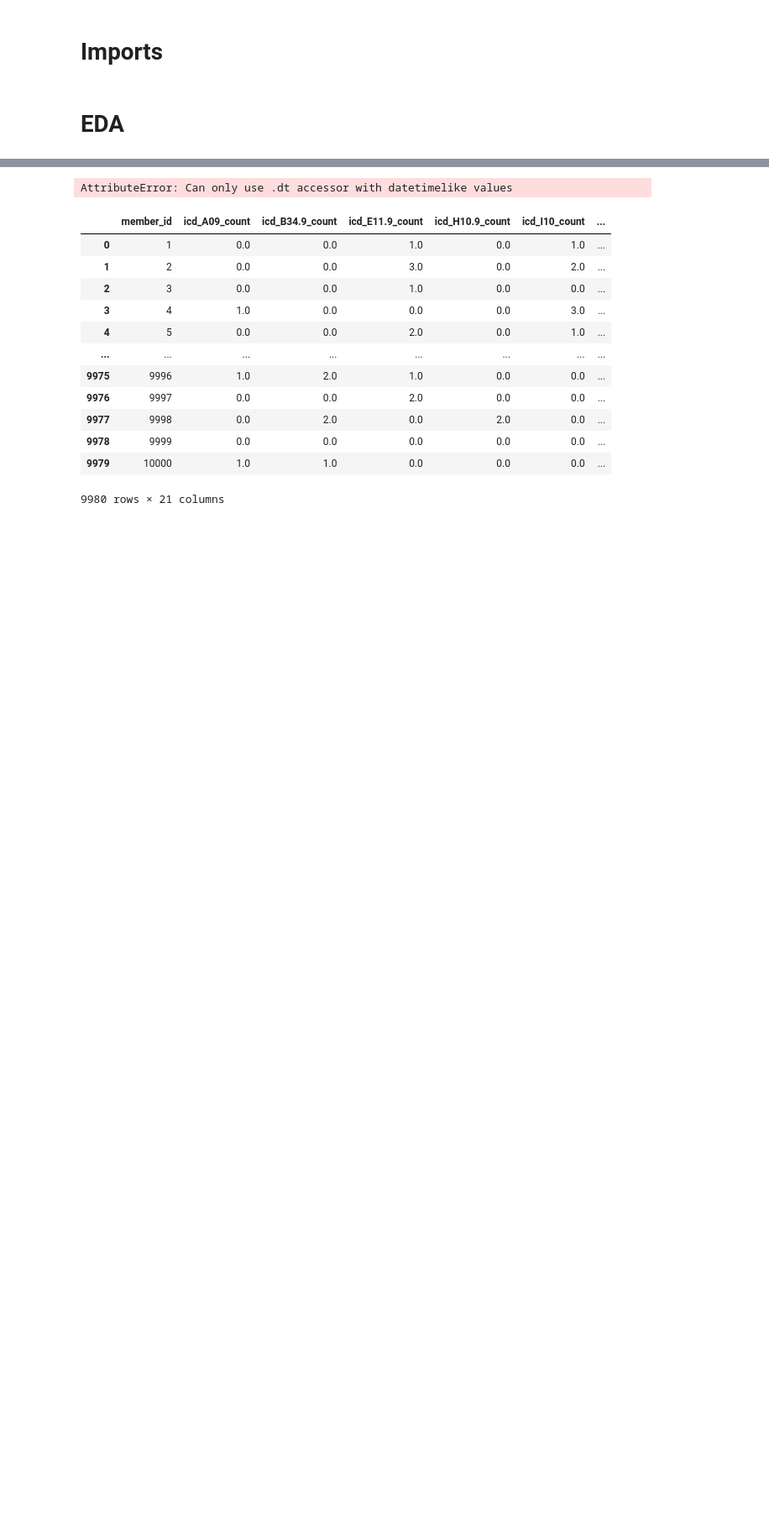
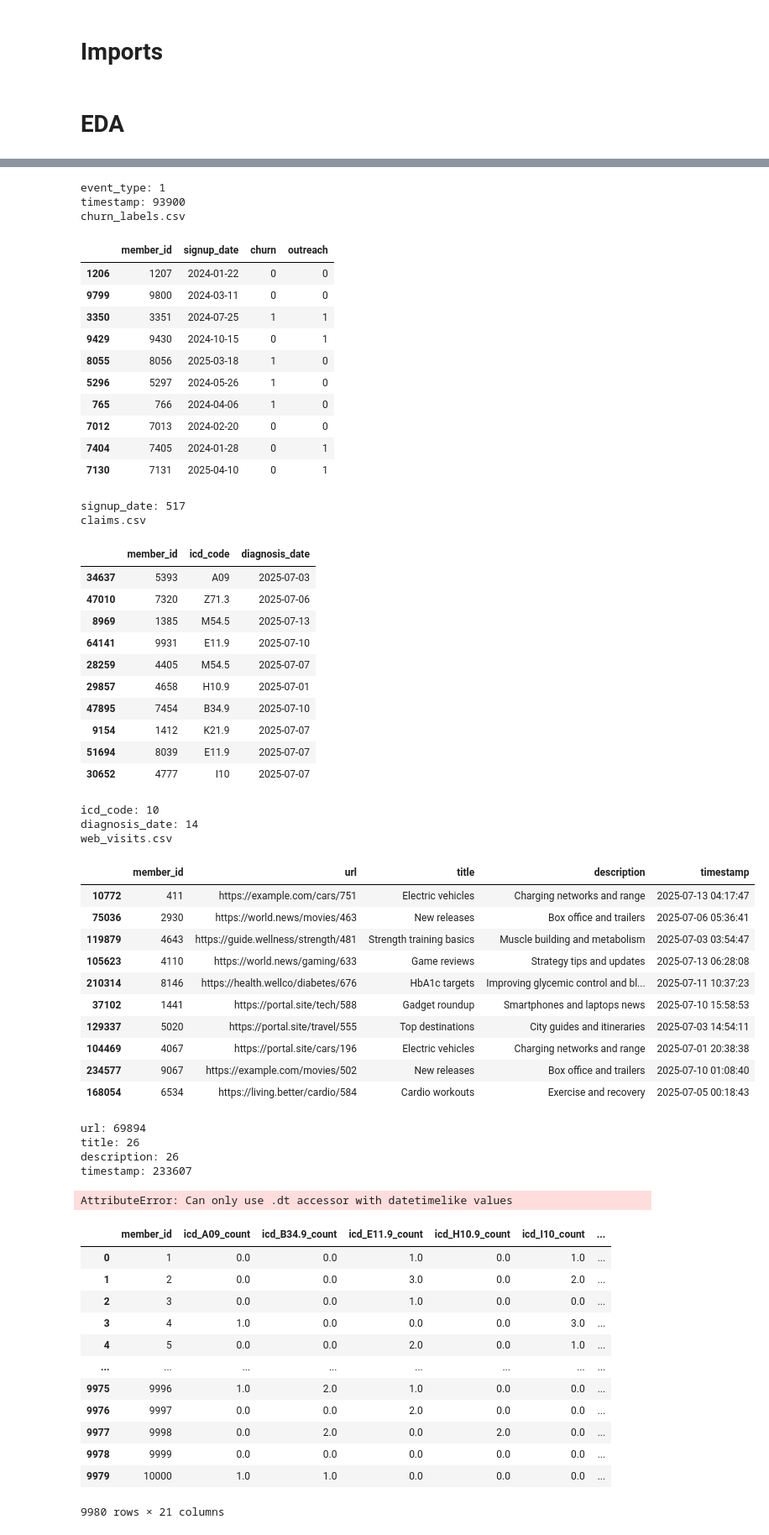
Before and after one commit to Izzy90/vi_home_assignment, a Jupyter notebook: eda.ipynb, the cells around one changed output, grey strips where cells are left out. Shown at 84% size. Drawn from its saved outputs; the diff is of its cells as text; code cells hidden in the pictures; blank space fills up the shorter version.

```diff
--- a/eda.ipynb
+++ b/eda.ipynb
@@ -12,14 +12,15 @@ from sentence_transformers import SentenceTransformer
 # EDA
 # %%
 
-data_path = "../data"
+data_path = "data"
 
-# # see what's there
-# for file in os.listdir(f'{data_path}/train'):
-#   print(file)
-#   df = pd.read_csv(f'{data_path}/train/{file}')
-#   display(df.sample(10))
-#   # also analyze the categorical columns
-#   for col in df.columns:
-#     if df[col].dtype == 'object':
-#       print(f'{col}: {df[col].nunique()}')
+# see what's there
+for file in os.listdir(f'{data_path}/train'):
+  print(file)
+  df = pd.read_csv(f'{data_path}/train/{file}')
+  display(df.sample(10))
+  # also analyze the categorical columns
+  for col in df.columns:
+    if df[col].dtype == 'object':
+      print(f'{col}: {df[col].nunique()}')
+# %% [output]
@@ -26,3 +39,48 @@ data_path = "../data"
+event_type: 1
+timestamp: 93900
+churn_labels.csv
+|  | member_id | signup_date | churn | outreach |
+| 1206 | 1207 | 2024-01-22 | 0 | 0 |
+| 9799 | 9800 | 2024-03-11 | 0 | 0 |
+| 3350 | 3351 | 2024-07-25 | 1 | 1 |
+| 9429 | 9430 | 2024-10-15 | 0 | 1 |
+| 8055 | 8056 | 2025-03-18 | 1 | 0 |
+| 5296 | 5297 | 2024-05-26 | 1 | 0 |
+| 765 | 766 | 2024-04-06 | 1 | 0 |
+| 7012 | 7013 | 2024-02-20 | 0 | 0 |
+| 7404 | 7405 | 2024-01-28 | 0 | 1 |
+| 7130 | 7131 | 2025-04-10 | 0 | 1 |
+signup_date: 517
+claims.csv
+|  | member_id | icd_code | diagnosis_date |
+| 34637 | 5393 | A09 | 2025-07-03 |
+| 47010 | 7320 | Z71.3 | 2025-07-06 |
+| 8969 | 1385 | M54.5 | 2025-07-13 |
+| 64141 | 9931 | E11.9 | 2025-07-10 |
+| 28259 | 4405 | M54.5 | 2025-07-07 |
+| 29857 | 4658 | H10.9 | 2025-07-01 |
+| 47895 | 7454 | B34.9 | 2025-07-10 |
+| 9154 | 1412 | K21.9 | 2025-07-07 |
+| 51694 | 8039 | E11.9 | 2025-07-07 |
+| 30652 | 4777 | I10 | 2025-07-07 |
+icd_code: 10
+diagnosis_date: 14
+web_visits.csv
+|  | member_id | url | title | description | timestamp |
+| 10772 | 411 | https://example.com/cars/751 | Electric vehicles | Charging networks and range | 2025-07-13 04:17:47 |
+| 75036 | 2930 | https://world.news/movies/463 | New releases | Box office and trailers | 2025-07-06 05:36:41 |
+| 119879 | 4643 | https://guide.wellness/strength/481 | Strength training basics | Muscle building and metabolism | 2025-07-03 03:54:47 |
+| 105623 | 4110 | https://world.news/gaming/633 | Game reviews | Strategy tips and updates | 2025-07-13 06:28:08 |
+| 210314 | 8146 | https://health.wellco/diabetes/676 | HbA1c targets | Improving glycemic control and bl... | 2025-07-11 10:37:23 |
+| 37102 | 1441 | https://portal.site/tech/588 | Gadget roundup | Smartphones and laptops news | 2025-07-10 15:58:53 |
+| 129337 | 5020 | https://portal.site/travel/555 | Top destinations | City guides and itineraries | 2025-07-03 14:54:11 |
+| 104469 | 4067 | https://portal.site/cars/196 | Electric vehicles | Charging networks and range | 2025-07-01 20:38:38 |
+| 234577 | 9067 | https://example.com/movies/502 | New releases | Box office and trailers | 2025-07-10 01:08:40 |
+| 168054 | 6534 | https://living.better/cardio/584 | Cardio workouts | Exercise and recovery | 2025-07-05 00:18:43 |
+url: 69894
+title: 26
+description: 26
+timestamp: 233607
 # %%
 train_web_visits = pd.read_csv(f'{data_path}/train/web_visits.csv')
 train_claims_df = pd.read_csv(f'{data_path}/train/claims.csv')
```
Also changed, not shown: parts of 2 cells of this notebook.
